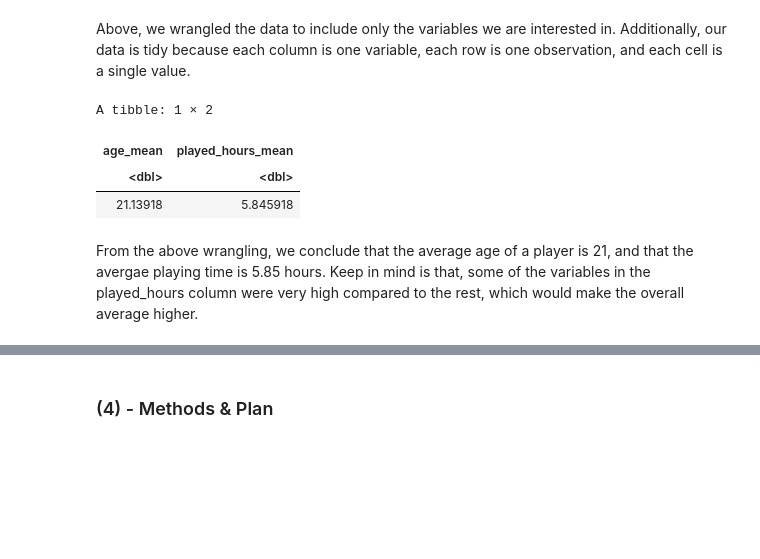
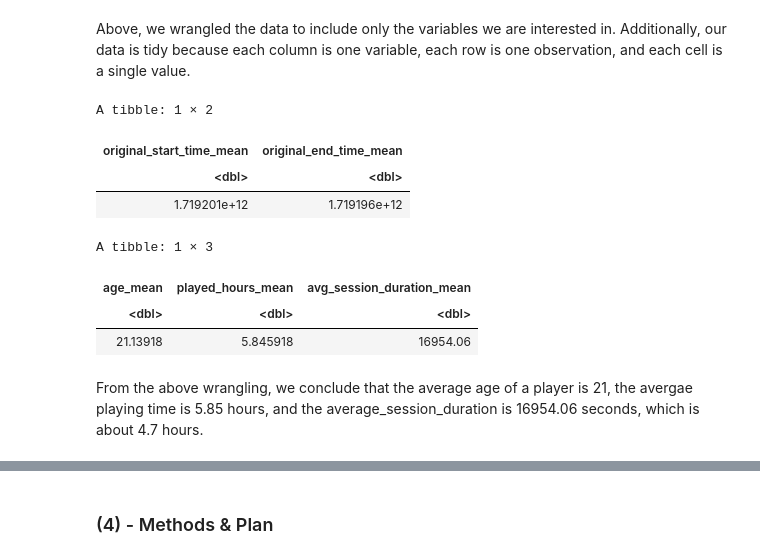
Before and after one commit to Iman-Soliman/Data-Science-100-Group-Project-Individual-, a Jupyter notebook: Individual Report.ipynb, the cells around one changed output, grey strips where cells are left out. Drawn from its saved outputs; the diff is of its cells as text; code cells hidden in the pictures; blank space fills up the shorter version.

```diff
--- a/Individual Report.ipynb
+++ b/Individual Report.ipynb
@@ -52,0 +74,4 @@ A spec_tbl_df: 196 × 7
+# %%
+#read in sessions data
+sessions <- read_csv("sessions.csv")
+sessions
@@ -52,0 +111,10 @@ A spec_tbl_df: 196 × 7
+# %%
+#determine number of sessions and avg_session_time for each player
+sessions_total_time <- sessions |>
+                                mutate(start_time = as_datetime(start_time),
+                                        end_time = as_datetime(end_time),
+                                      duration = as.numeric(difftime(end_time, start_time, units = "mins"))) |>
+                                group_by(hashedEmail) |>
+                                summarise(num_sessions = n(),
+                                          avg_session_duration = abs(mean(duration, na.rm = TRUE)))
+sessions_total_time
@@ -52,0 +134,4 @@ A spec_tbl_df: 196 × 7
+# %%
+#combine the 2 datasets
+players_sessions <- full_join(players, sessions_total_time)
+players_sessions
@@ -97,14 +178,22 @@ A tibble: 196 × 4
 # %% [markdown]
 Above, we wrangled the data to include only the variables we are interested in. Additionally, our data is tidy because each column is one variable, each row is one observation, and each cell is a single value.
 # %%
-#calculate the mean of the dbl variables (Age, played_hours)
-players_specific <- players_2 |>
-                    summarize(age_mean = mean(Age, na.rm = TRUE), played_hours_mean = mean(played_hours, na.rm = TRUE))
-players_specific
+#calculate the mean of the dbl variables (Age, played_hours, original_start_time, original_end_time, avg_session_duration)
+sessions_mean <- sessions |>
+                summarize(original_start_time_mean = mean(original_start_time, na.rm = TRUE), original_end_time_mean = mean(original_end_time, na.rm = TRUE))
+sessions_mean
+
+players_sessions_mean <- players_sessions |>
+                        summarize(age_mean = mean(Age, na.rm = TRUE), played_hours_mean = mean(played_hours, na.rm = TRUE), avg_session_duration_mean = mean(avg_session_duration, na.rm = TRUE))
+players_sessions_mean
 # %% [output]
 A tibble: 1 × 2
-| age_mean | played_hours_mean |
+| original_start_time_mean | original_end_time_mean |
 | <dbl> | <dbl> |
-| 21.13918 | 5.845918 |
+| 1.719201e+12 | 1.719196e+12 |
+A tibble: 1 × 3
+| age_mean | played_hours_mean | avg_session_duration_mean |
+| <dbl> | <dbl> | <dbl> |
+| 21.13918 | 5.845918 | 16954.06 |
 # %% [markdown]
-From the above wrangling, we conclude that the average age of a player is 21, and that the avergae playing time is 5.85 hours. Keep in mind is that, some of the variables in the played_hours column were very high compared to the rest, which would make the overall average higher.
+From the above wrangling, we conclude that the average age of a player is 21, the avergae playing time is 5.85 hours, and the average_session_duration is 16954.06 seconds, which is about 4.7 hours.
```
Also changed, not shown: parts of 35 cells of this notebook.
